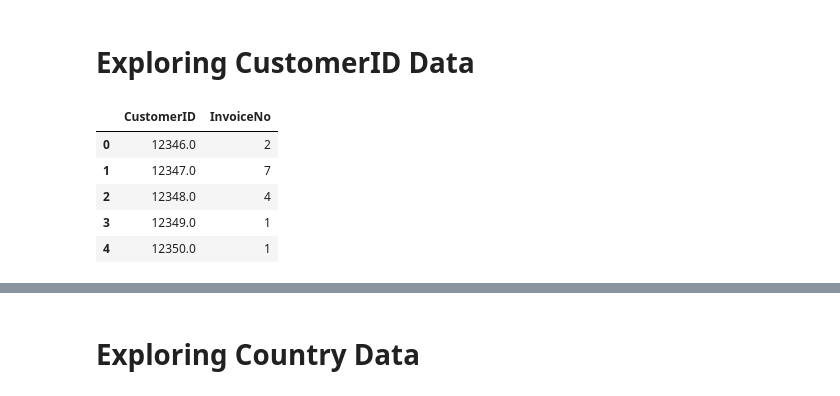
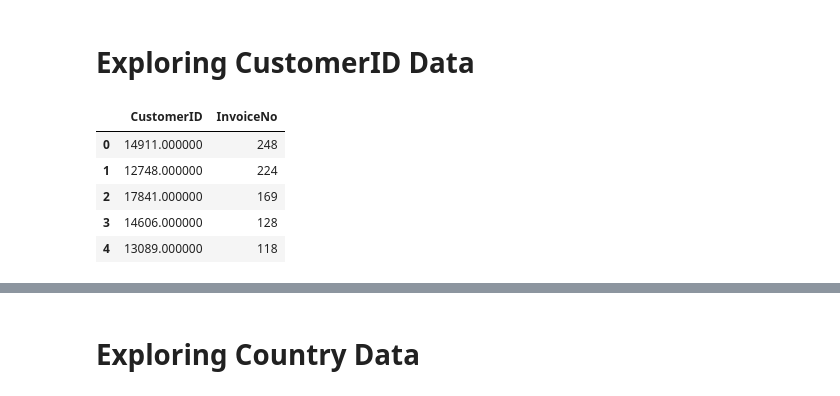
Before and after one commit to 1shubhampoddar/mars, a Jupyter notebook: Exploratory Data Analysis (EDA).ipynb, the cells around one changed output, grey strips where cells are left out. Drawn from its saved outputs; the diff is of its cells as text; code cells hidden in the pictures.

```diff
--- a/Exploratory Data Analysis (EDA).ipynb
+++ b/Exploratory Data Analysis (EDA).ipynb
@@ -5,7 +5,7 @@ import matplotlib.pyplot as plt
 %matplotlib inline
 import seaborn as sns
 # %%
-df = pd.read_csv('Dataset_OR.csv', encoding= 'unicode_escape')
+df = pd.read_csv('C:\\Users\\shubh\\Desktop\\Online Retail\\Dataset_OR.csv', encoding= 'unicode_escape')
 # %%
 df.shape
 # %% [output]
@@ -239,12 +239,12 @@ df1.describe()
 # %%
 # Total number of orders placed by each customer
 
-cust_order = pd.DataFrame(df.groupby('CustomerID')['InvoiceNo'].nunique().reset_index())
+cust_order = pd.DataFrame(df.groupby('CustomerID')['InvoiceNo'].nunique().sort_values(ascending = False).reset_index())
 cust_order.head()
 # %% [output]
 |  | CustomerID | InvoiceNo |
-| 0 | 12346.0 | 2 |
-| 1 | 12347.0 | 7 |
-| 2 | 12348.0 | 4 |
-| 3 | 12349.0 | 1 |
-| 4 | 12350.0 | 1 |
+| 0 | 14911.000000 | 248 |
+| 1 | 12748.000000 | 224 |
+| 2 | 17841.000000 | 169 |
+| 3 | 14606.000000 | 128 |
+| 4 | 13089.000000 | 118 |
```
Also changed, not shown: parts of 28 cells of this notebook.
